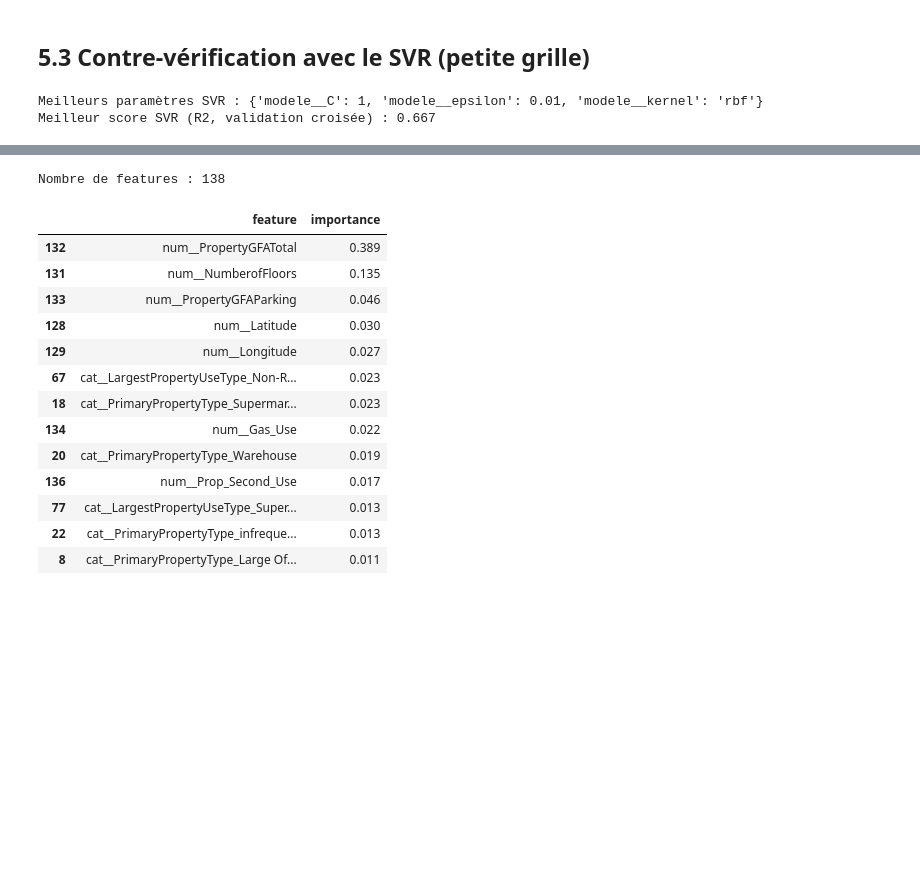
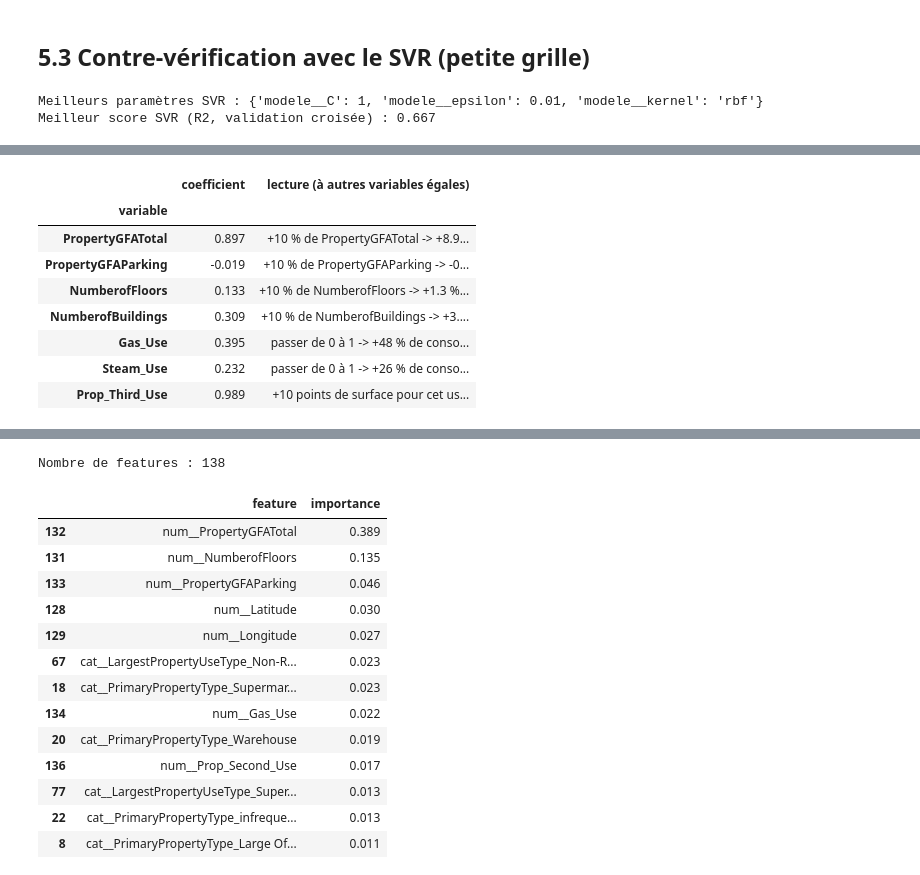
Before and after one commit to youdontknowmu/Projet3, a Jupyter notebook: P3_template_modelistation_supervisee_data_scientist.ipynb, the cells around one changed output, grey strips where cells are left out. Drawn from its saved outputs; the diff is of its cells as text; code cells hidden in the pictures; blank space fills up the shorter version.

```diff
--- a/P3_template_modelistation_supervisee_data_scientist.ipynb
+++ b/P3_template_modelistation_supervisee_data_scientist.ipynb
@@ -1833,0 +2206,39 @@ Ce score est définitif : le jeu de test n'est utilisé qu'une seule fois. Modif
+# %%
+"""Lecture des coefficients des variables numériques (dans leur échelle d'origine)"""
+# Le pipeline standardise les variables : on divise chaque coefficient par l'écart-type utilisé par le scaler
+# pour revenir à l'échelle d'origine (log de la variable pour les variables de taille, valeur brute pour les autres)
+regression = modele_final.named_steps["modele"]
+preprocessing_final = modele_final.named_steps["preprocessing"]
+coefficients = pd.Series(regression.coef_, index=preprocessing_final.get_feature_names_out())
+
+ecarts_types = {
+    "log": preprocessing_final.named_transformers_["log"].named_steps["scaler"].scale_,
+    "num": preprocessing_final.named_transformers_["num"].scale_,
+}
+lignes = []
+for groupe, variables in [("log", colonnes_taille), ("num", autres_numeriques_finales)]:
+    for variable, ecart_type in zip(variables, ecarts_types[groupe]):
+        coef = coefficients[f"{groupe}__{variable}"] / ecart_type
+        if groupe == "log":
+            # Variable en log ET cible en log : le coefficient est une élasticité
+            lecture = f"+10 % de {variable} -> {((1.10 ** coef) - 1) * 100:+.1f} % de consommation"
+        elif variable.startswith("Prop_"):
+            # Part de surface (entre 0 et 1) : on lit l'effet de +10 points (+0,1), plus réaliste que 0 -> 1
+            lecture = f"+10 points de surface pour cet usage -> {(np.exp(coef * 0.1) - 1) * 100:+.1f} % de consommation"
+        else:
+            # Indicateur 0/1, cible en log : passer de 0 à 1 multiplie la consommation par exp(coef)
+            lecture = f"passer de 0 à 1 -> {(np.exp(coef) - 1) * 100:+.0f} % de consommation"
+        lignes.append({"variable": variable, "coefficient": round(coef, 3), "lecture (à autres variables égales)": lecture})
+
+pd.set_option("display.max_colwidth", None)
+pd.DataFrame(lignes).set_index("variable")
+# %% [output]
+|  | coefficient | lecture (à autres variables égales) |
+| variable |  |  |
+| PropertyGFATotal | 0.897 | +10 % de PropertyGFATotal -> +8.9... |
+| PropertyGFAParking | -0.019 | +10 % de PropertyGFAParking -> -0... |
+| NumberofFloors | 0.133 | +10 % de NumberofFloors -> +1.3 %... |
+| NumberofBuildings | 0.309 | +10 % de NumberofBuildings -> +3.... |
+| Gas_Use | 0.395 | passer de 0 à 1 -> +48 % de conso... |
+| Steam_Use | 0.232 | passer de 0 à 1 -> +26 % de conso... |
+| Prop_Third_Use | 0.989 | +10 points de surface pour cet us... |
```
Also changed, not shown: parts of 39 cells of this notebook, 2 other files.
